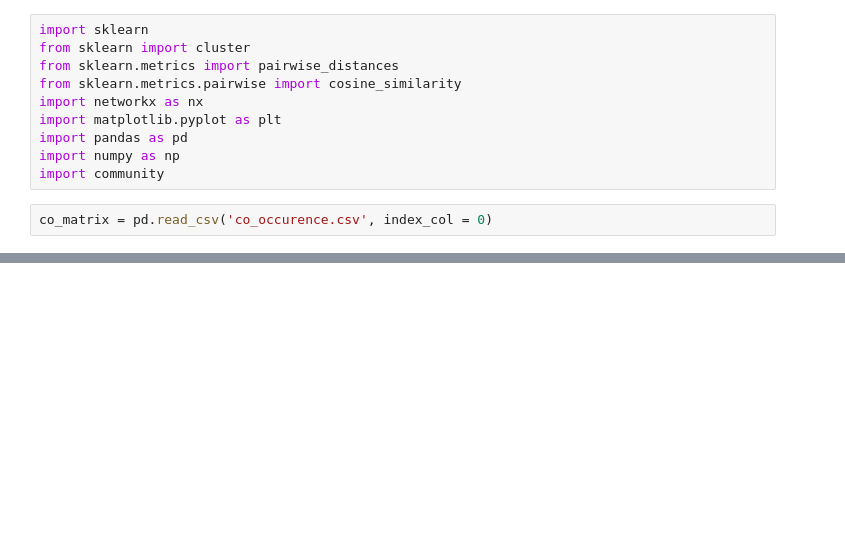
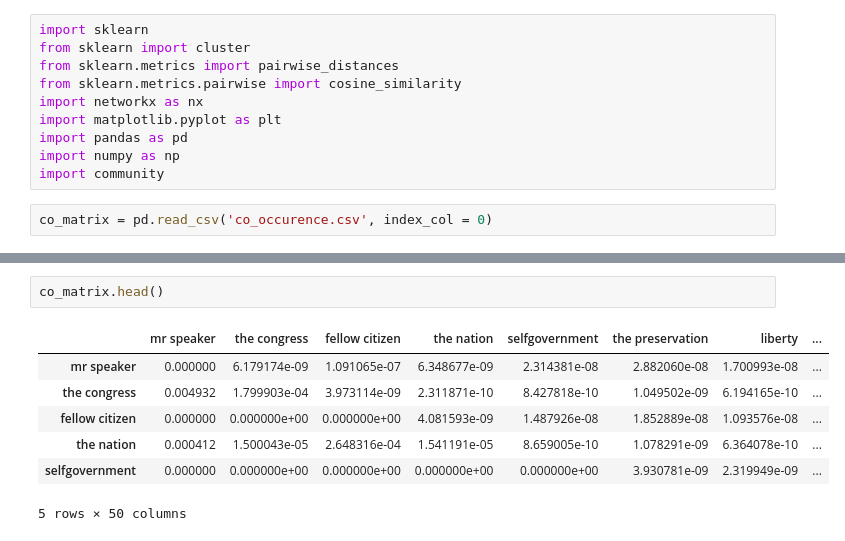
Before and after one commit to marioamz/State-of-the-Unions, a Jupyter notebook: Topic_Model.ipynb, the cells around one changed output, grey strips where cells are left out. Saved outputs shown, nothing was run; the diff lists cells and outputs as text; blank space fills up the shorter version.

```diff
--- a/Topic_Model.ipynb
+++ b/Topic_Model.ipynb
@@ -13,3 +27,13 @@ co_matrix = pd.read_csv('co_occurence.csv', index_col = 0)
+# %%
+co_matrix.head()
+# %% [output]
+|  | mr speaker | the congress | fellow citizen | the nation | selfgovernment | the preservation | liberty | ... |
+| mr speaker | 0.000000 | 6.179174e-09 | 1.091065e-07 | 6.348677e-09 | 2.314381e-08 | 2.882060e-08 | 1.700993e-08 | ... |
+| the congress | 0.004932 | 1.799903e-04 | 3.973114e-09 | 2.311871e-10 | 8.427818e-10 | 1.049502e-09 | 6.194165e-10 | ... |
+| fellow citizen | 0.000000 | 0.000000e+00 | 0.000000e+00 | 4.081593e-09 | 1.487926e-08 | 1.852889e-08 | 1.093576e-08 | ... |
+| the nation | 0.000412 | 1.500043e-05 | 2.648316e-04 | 1.541191e-05 | 8.659005e-10 | 1.078291e-09 | 6.364078e-10 | ... |
+| selfgovernment | 0.000000 | 0.000000e+00 | 0.000000e+00 | 0.000000e+00 | 0.000000e+00 | 3.930781e-09 | 2.319949e-09 | ... |
+5 rows × 50 columns
 # %%
 sim = pd.DataFrame(cosine_similarity(co_matrix), index=co_matrix.columns, columns = co_matrix.columns)
 sim.head()
```
Also changed, not shown: parts of 6 cells of this notebook.
